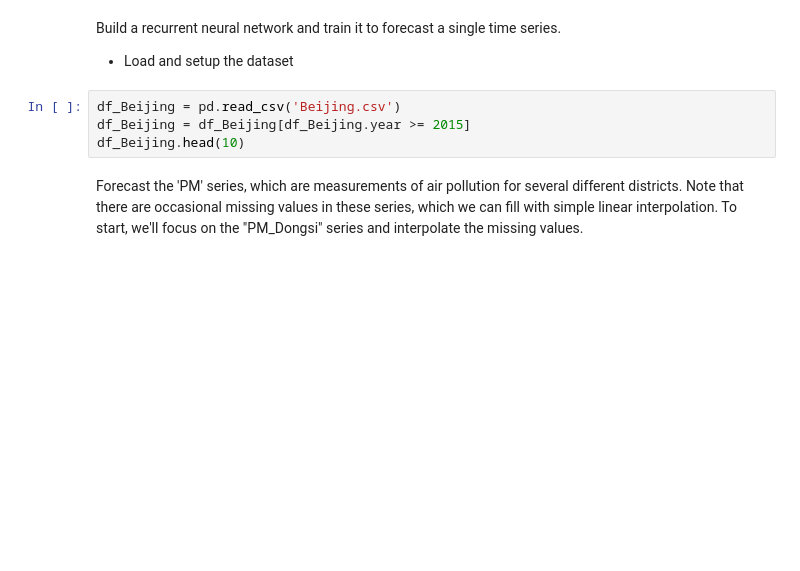
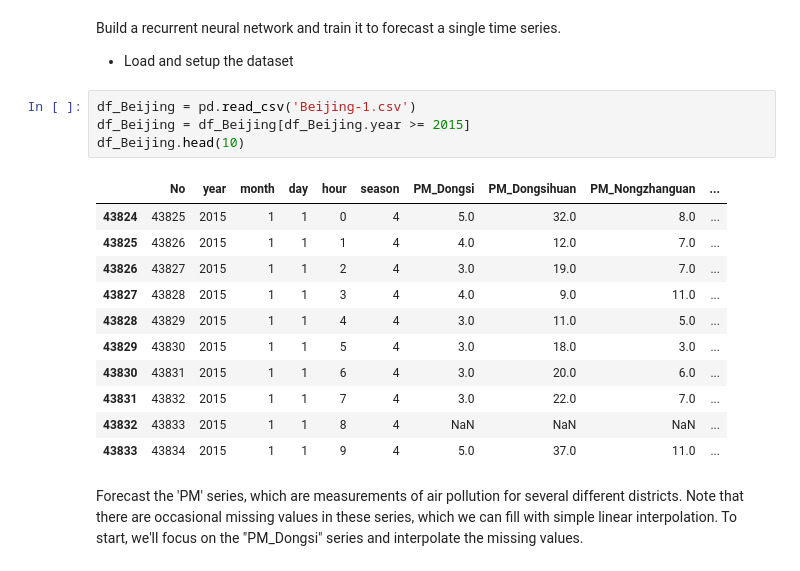
Before and after one commit to tmaiecnj/CPE-313, a Jupyter notebook: Hands-on Activity 7.1 - Deep Learning in Time Series.ipynb, the cells around one changed output. Saved outputs shown, nothing was run; the diff lists cells and outputs as text; blank space fills up the shorter version.

```diff
--- a/Hands-on Activity 7.1 - Deep Learning in Time Series.ipynb
+++ b/Hands-on Activity 7.1 - Deep Learning in Time Series.ipynb
@@ -36,9 +36,21 @@ from keras.layers import Dense, SimpleRNN, LSTM
 Build a recurrent neural network and train it to forecast a single time series.
 * Load and setup the dataset
 # %%
-df_Beijing = pd.read_csv('Beijing.csv')
+df_Beijing = pd.read_csv('Beijing-1.csv')
 df_Beijing = df_Beijing[df_Beijing.year >= 2015]
 df_Beijing.head(10)
+# %% [output]
+|  | No | year | month | day | hour | season | PM_Dongsi | PM_Dongsihuan | PM_Nongzhanguan | ... |
+| 43824 | 43825 | 2015 | 1 | 1 | 0 | 4 | 5.0 | 32.0 | 8.0 | ... |
+| 43825 | 43826 | 2015 | 1 | 1 | 1 | 4 | 4.0 | 12.0 | 7.0 | ... |
+| 43826 | 43827 | 2015 | 1 | 1 | 2 | 4 | 3.0 | 19.0 | 7.0 | ... |
+| 43827 | 43828 | 2015 | 1 | 1 | 3 | 4 | 4.0 | 9.0 | 11.0 | ... |
+| 43828 | 43829 | 2015 | 1 | 1 | 4 | 4 | 3.0 | 11.0 | 5.0 | ... |
+| 43829 | 43830 | 2015 | 1 | 1 | 5 | 4 | 3.0 | 18.0 | 3.0 | ... |
+| 43830 | 43831 | 2015 | 1 | 1 | 6 | 4 | 3.0 | 20.0 | 6.0 | ... |
+| 43831 | 43832 | 2015 | 1 | 1 | 7 | 4 | 3.0 | 22.0 | 7.0 | ... |
+| 43832 | 43833 | 2015 | 1 | 1 | 8 | 4 | NaN | NaN | NaN | ... |
+| 43833 | 43834 | 2015 | 1 | 1 | 9 | 4 | 5.0 | 37.0 | 11.0 | ... |
 # %% [markdown]
 Forecast the 'PM' series, which are measurements of air pollution for several different districts. Note that there are occasional missing values in these series, which we can fill with simple linear interpolation. To start, we'll focus on the "PM_Dongsi" series and interpolate the missing values.
 # %%
```
Also changed, not shown: parts of 10 cells of this notebook.
